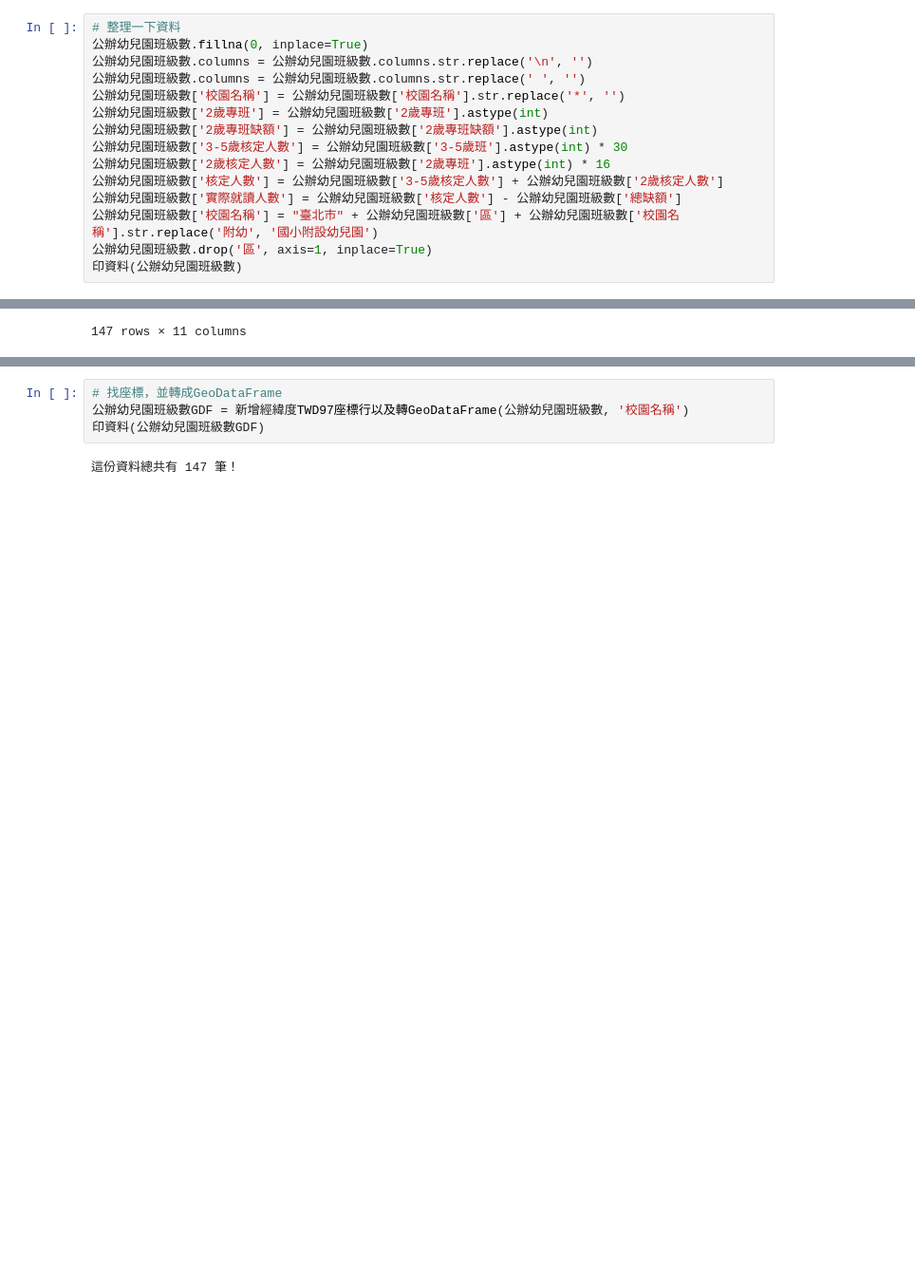
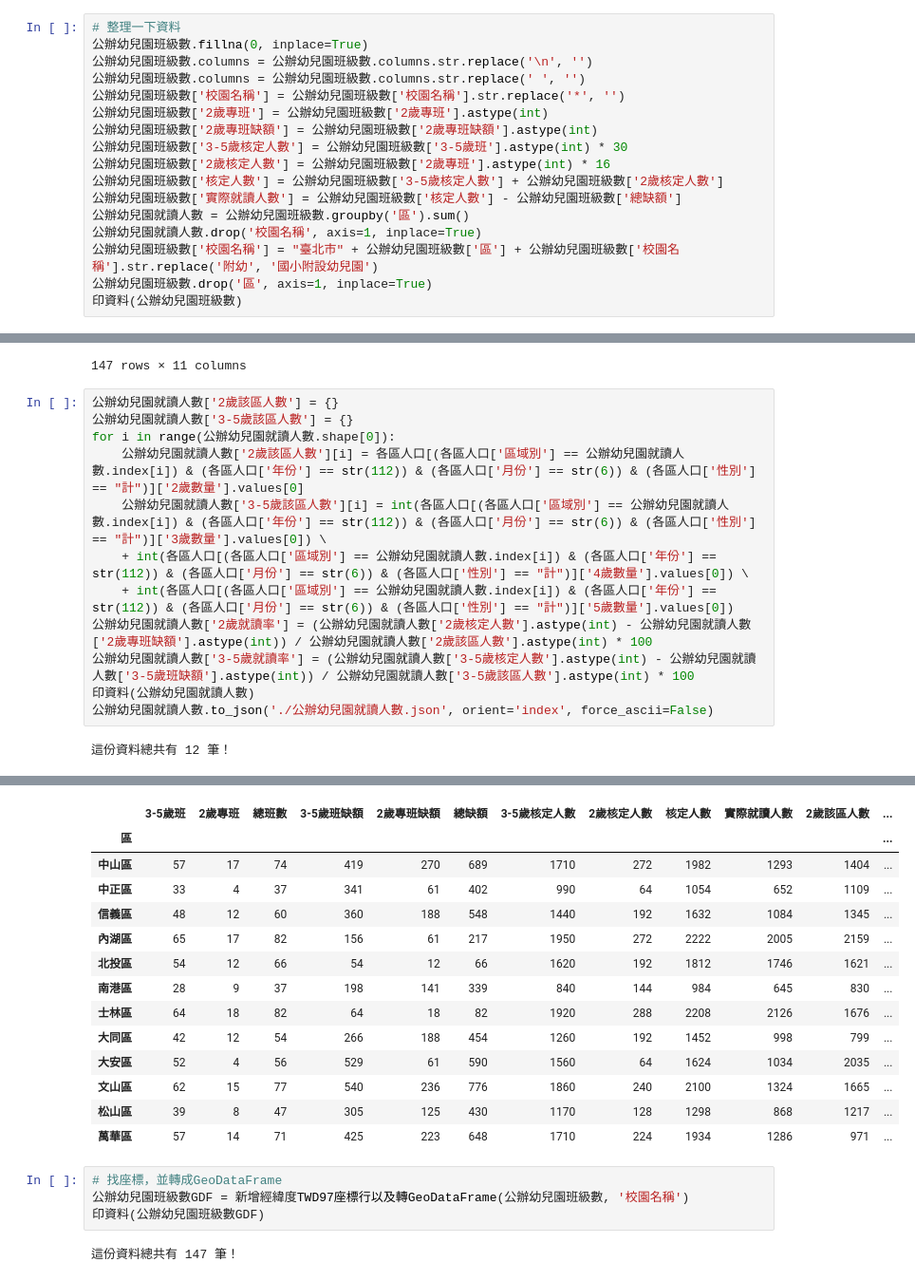
Before and after one commit to petrus1732/Taipei-City-Dashboard-FE, a Jupyter notebook: src/dataProcessingXD/LetsGo.ipynb, the cells around one changed output, grey strips where cells are left out. Shown at 95% size. Saved outputs shown, nothing was run; the diff lists cells and outputs as text; blank space fills up the shorter version.

Commit message:
kindergarten json

```diff
--- a/src/dataProcessingXD/LetsGo.ipynb
+++ b/src/dataProcessingXD/LetsGo.ipynb
@@ -189,6 +189,8 @@ def 印資料(資料):
 公辦幼兒園班級數['2歲核定人數'] = 公辦幼兒園班級數['2歲專班'].astype(int) * 16
 公辦幼兒園班級數['核定人數'] = 公辦幼兒園班級數['3-5歲核定人數'] + 公辦幼兒園班級數['2歲核定人數']
 公辦幼兒園班級數['實際就讀人數'] = 公辦幼兒園班級數['核定人數'] - 公辦幼兒園班級數['總缺額']
+公辦幼兒園就讀人數 = 公辦幼兒園班級數.groupby('區').sum()
+公辦幼兒園就讀人數.drop('校園名稱', axis=1, inplace=True)
 公辦幼兒園班級數['校園名稱'] = "臺北市" + 公辦幼兒園班級數['區'] + 公辦幼兒園班級數['校園名稱'].str.replace('附幼', '國小附設幼兒園')
 公辦幼兒園班級數.drop('區', axis=1, inplace=True)
 印資料(公辦幼兒園班級數)
@@ -207,3 +209,17 @@ def 印資料(資料):
 | 145 | 臺北市北投區文化國小附設幼兒園 | 2 | 0 | 2 | 2 | 0 | 2 | 60 | 0 | 60 | 58 |
 | 146 | 臺北市北投區北投幼兒園 | 3 | 2 | 5 | 3 | 2 | 5 | 90 | 32 | 122 | 117 |
 147 rows × 11 columns
+# %%
+公辦幼兒園就讀人數['2歲該區人數'] = {}
+公辦幼兒園就讀人數['3-5歲該區人數'] = {}
+for i in range(公辦幼兒園就讀人數.shape[0]):
+    公辦幼兒園就讀人數['2歲該區人數'][i] = 各區人口[(各區人口['區域別'] == 公辦幼兒園就讀人數.index[i]) & (各區人口['年份'] == str(112)) & (各區人口['月份'] == str(6)) & (各區人口['性別'] == "計")]['2歲數量'].values[0]
+    公辦幼兒園就讀人數['3-5歲該區人數'][i] = int(各區人口[(各區人口['區域別'] == 公辦幼兒園就讀人數.index[i]) & (各區人口['年份'] == str(112)) & (各區人口['月份'] == str(6)) & (各區人口['性別'] == "計")]['3歲數量'].values[0]) \
+    + int(各區人口[(各區人口['區域別'] == 公辦幼兒園就讀人數.index[i]) & (各區人口['年份'] == str(112)) & (各區人口['月份'] == str(6)) & (各區人口['性別'] == "計")]['4歲數量'].values[0]) \
+    + int(各區人口[(各區人口['區域別'] == 公辦幼兒園就讀人數.index[i]) & (各區人口['年份'] == str(112)) & (各區人口['月份'] == str(6)) & (各區人口['性別'] == "計")]['5歲數量'].values[0])
+公辦幼兒園就讀人數['2歲就讀率'] = (公辦幼兒園就讀人數['2歲核定人數'].astype(int) - 公辦幼兒園就讀人數['2歲專班缺額'].astype(int)) / 公辦幼兒園就讀人數['2歲該區人數'].astype(int) * 100
+公辦幼兒園就讀人數['3-5歲就讀率'] = (公辦幼兒園就讀人數['3-5歲核定人數'].astype(int) - 公辦幼兒園就讀人數['3-5歲班缺額'].astype(int)) / 公辦幼兒園就讀人數['3-5歲該區人數'].astype(int) * 100
+印資料(公辦幼兒園就讀人數)
+公辦幼兒園就讀人數.to_json('./公辦幼兒園就讀人數.json', orient='index', force_ascii=False)
+# %% [output]
+這份資料總共有 12 筆！
@@ -210,3 +243,17 @@ def 印資料(資料):
+|  | 3-5歲班 | 2歲專班 | 總班數 | 3-5歲班缺額 | 2歲專班缺額 | 總缺額 | 3-5歲核定人數 | 2歲核定人數 | 核定人數 | 實際就讀人數 | 2歲該區人數 | ... |
+| 區 |  |  |  |  |  |  |  |  |  |  |  | ... |
+| 中山區 | 57 | 17 | 74 | 419 | 270 | 689 | 1710 | 272 | 1982 | 1293 | 1404 | ... |
+| 中正區 | 33 | 4 | 37 | 341 | 61 | 402 | 990 | 64 | 1054 | 652 | 1109 | ... |
+| 信義區 | 48 | 12 | 60 | 360 | 188 | 548 | 1440 | 192 | 1632 | 1084 | 1345 | ... |
+| 內湖區 | 65 | 17 | 82 | 156 | 61 | 217 | 1950 | 272 | 2222 | 2005 | 2159 | ... |
+| 北投區 | 54 | 12 | 66 | 54 | 12 | 66 | 1620 | 192 | 1812 | 1746 | 1621 | ... |
+| 南港區 | 28 | 9 | 37 | 198 | 141 | 339 | 840 | 144 | 984 | 645 | 830 | ... |
+| 士林區 | 64 | 18 | 82 | 64 | 18 | 82 | 1920 | 288 | 2208 | 2126 | 1676 | ... |
+| 大同區 | 42 | 12 | 54 | 266 | 188 | 454 | 1260 | 192 | 1452 | 998 | 799 | ... |
+| 大安區 | 52 | 4 | 56 | 529 | 61 | 590 | 1560 | 64 | 1624 | 1034 | 2035 | ... |
+| 文山區 | 62 | 15 | 77 | 540 | 236 | 776 | 1860 | 240 | 2100 | 1324 | 1665 | ... |
+| 松山區 | 39 | 8 | 47 | 305 | 125 | 430 | 1170 | 128 | 1298 | 868 | 1217 | ... |
+| 萬華區 | 57 | 14 | 71 | 425 | 223 | 648 | 1710 | 224 | 1934 | 1286 | 971 | ... |
 # %%
 # 找座標，並轉成GeoDataFrame
 公辦幼兒園班級數GDF = 新增經緯度TWD97座標行以及轉GeoDataFrame(公辦幼兒園班級數, '校園名稱')
```
Also changed, not shown: parts of 1 cell of this notebook, 1 other file.
